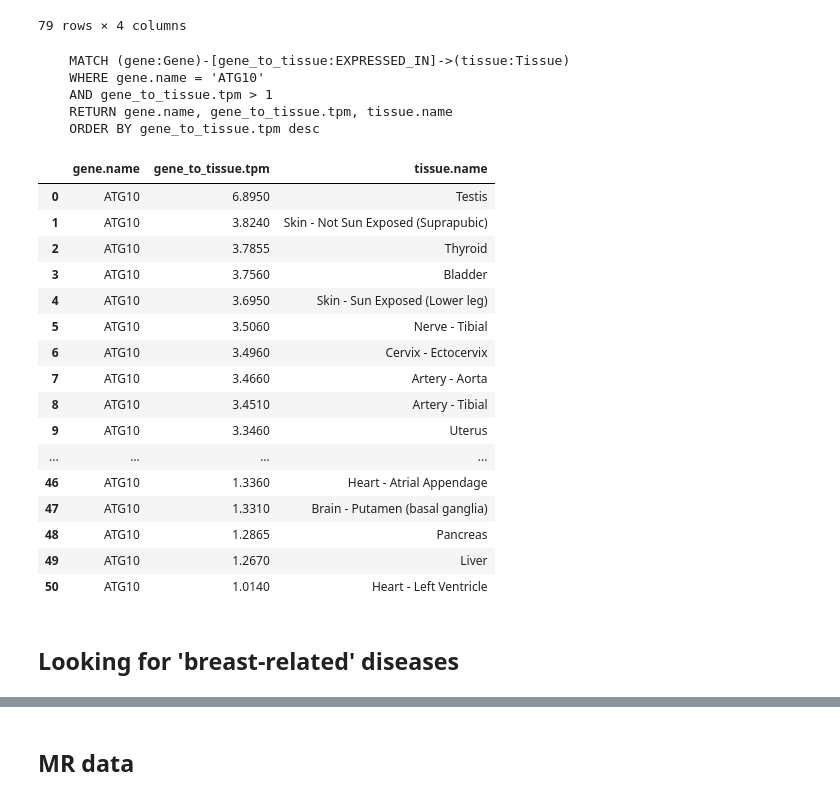
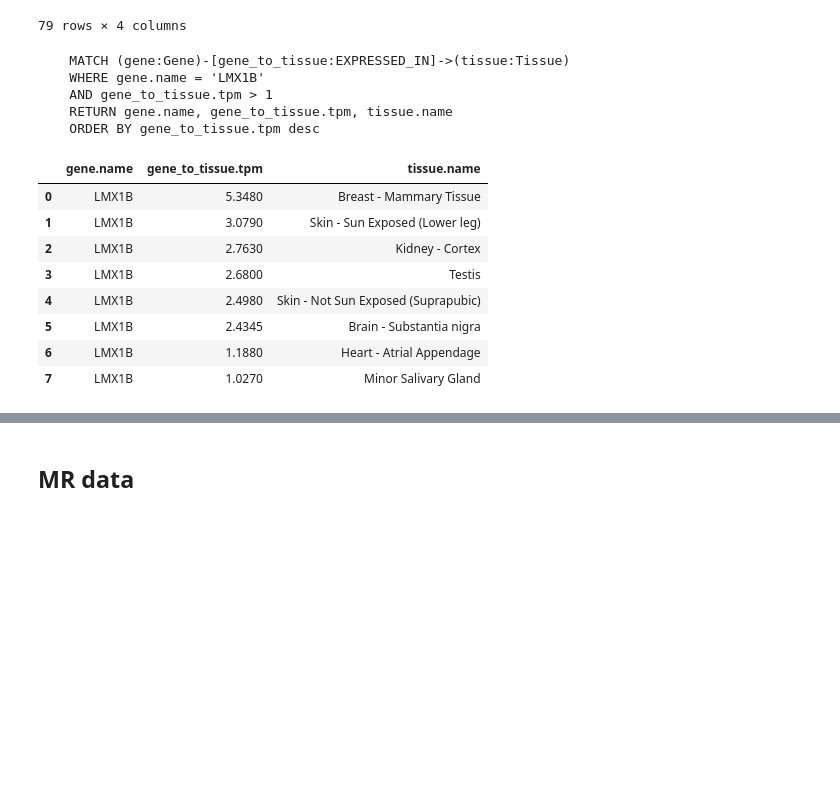
Before and after one commit to mvab/epigraphdb-breast-cancer, a Jupyter notebook: explore_breast_cancer_epigraphdb.ipynb, the cells around one changed output, grey strips where cells are left out. Saved outputs shown, nothing was run; the diff lists cells and outputs as text; code cells hidden in the pictures; blank space fills up the shorter version.

```diff
--- a/explore_breast_cancer_epigraphdb.ipynb
+++ b/explore_breast_cancer_epigraphdb.ipynb
@@ -315,38 +358,29 @@ df
 | 78 | STXBP4 | 37 | [Artery - Tibial, Nerve - Tibial,... | [4.0360000000000005, 3.8935, 3.78... |
 79 rows × 4 columns
 # %%
+# e.g. just try one gene
 query = """
     MATCH (gene:Gene)-[gene_to_tissue:EXPRESSED_IN]->(tissue:Tissue)
-    WHERE gene.name = 'ATG10'
+    WHERE gene.name = 'LMX1B'
     AND gene_to_tissue.tpm > 1
     RETURN gene.name, gene_to_tissue.tpm, tissue.name
     ORDER BY gene_to_tissue.tpm desc
     """
 
 df = query_to_df(query)
 df
 # %% [output]
     MATCH (gene:Gene)-[gene_to_tissue:EXPRESSED_IN]->(tissue:Tissue)
-    WHERE gene.name = 'ATG10'
+    WHERE gene.name = 'LMX1B'
     AND gene_to_tissue.tpm > 1
     RETURN gene.name, gene_to_tissue.tpm, tissue.name
     ORDER BY gene_to_tissue.tpm desc
 |  | gene.name | gene_to_tissue.tpm | tissue.name |
-| 0 | ATG10 | 6.8950 | Testis |
-| 1 | ATG10 | 3.8240 | Skin - Not Sun Exposed (Suprapubic) |
-| 2 | ATG10 | 3.7855 | Thyroid |
-| 3 | ATG10 | 3.7560 | Bladder |
-| 4 | ATG10 | 3.6950 | Skin - Sun Exposed (Lower leg) |
-| 5 | ATG10 | 3.5060 | Nerve - Tibial |
-| 6 | ATG10 | 3.4960 | Cervix - Ectocervix |
-| 7 | ATG10 | 3.4660 | Artery - Aorta |
-| 8 | ATG10 | 3.4510 | Artery - Tibial |
-| 9 | ATG10 | 3.3460 | Uterus |
-| ... | ... | ... | ... |
-| 46 | ATG10 | 1.3360 | Heart - Atrial Appendage |
-| 47 | ATG10 | 1.3310 | Brain - Putamen (basal ganglia) |
-| 48 | ATG10 | 1.2865 | Pancreas |
-| 49 | ATG10 | 1.2670 | Liver |
-| 50 | ATG10 | 1.0140 | Heart - Left Ventricle |
+| 0 | LMX1B | 5.3480 | Breast - Mammary Tissue |
+| 1 | LMX1B | 3.0790 | Skin - Sun Exposed (Lower leg) |
+| 2 | LMX1B | 2.7630 | Kidney - Cortex |
+| 3 | LMX1B | 2.6800 | Testis |
+| 4 | LMX1B | 2.4980 | Skin - Not Sun Exposed (Suprapubic) |
+| 5 | LMX1B | 2.4345 | Brain - Substantia nigra |
+| 6 | LMX1B | 1.1880 | Heart - Atrial Appendage |
+| 7 | LMX1B | 1.0270 | Minor Salivary Gland |
-# %% [markdown]
-## Looking for 'breast-related' diseases
```
Also changed, not shown: parts of 60 cells of this notebook, 4 other files.
